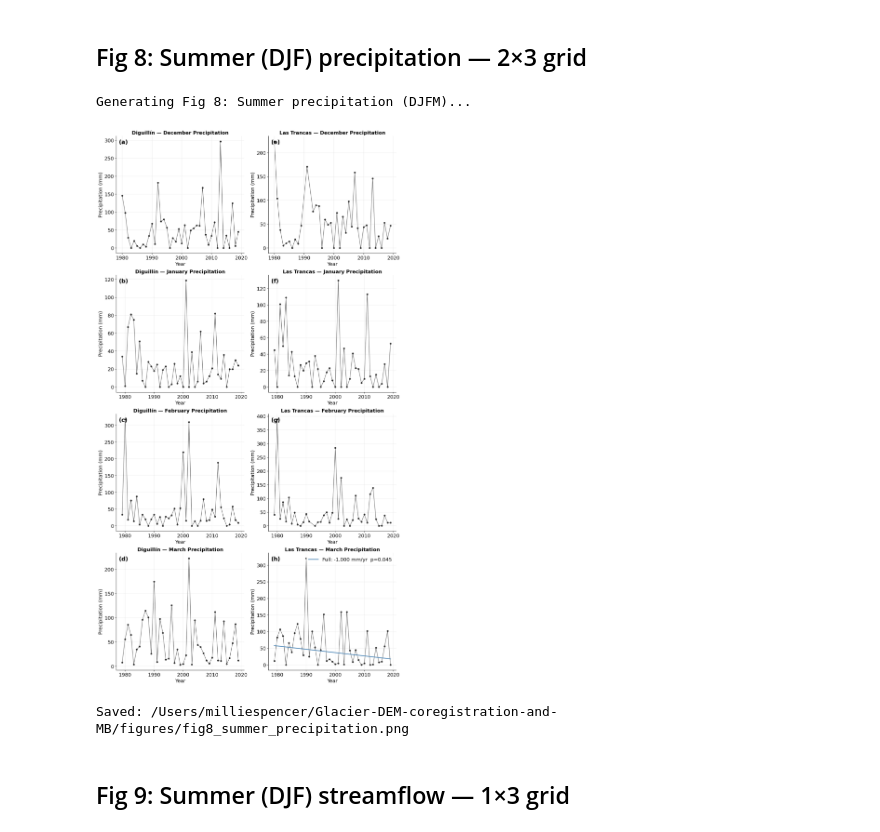
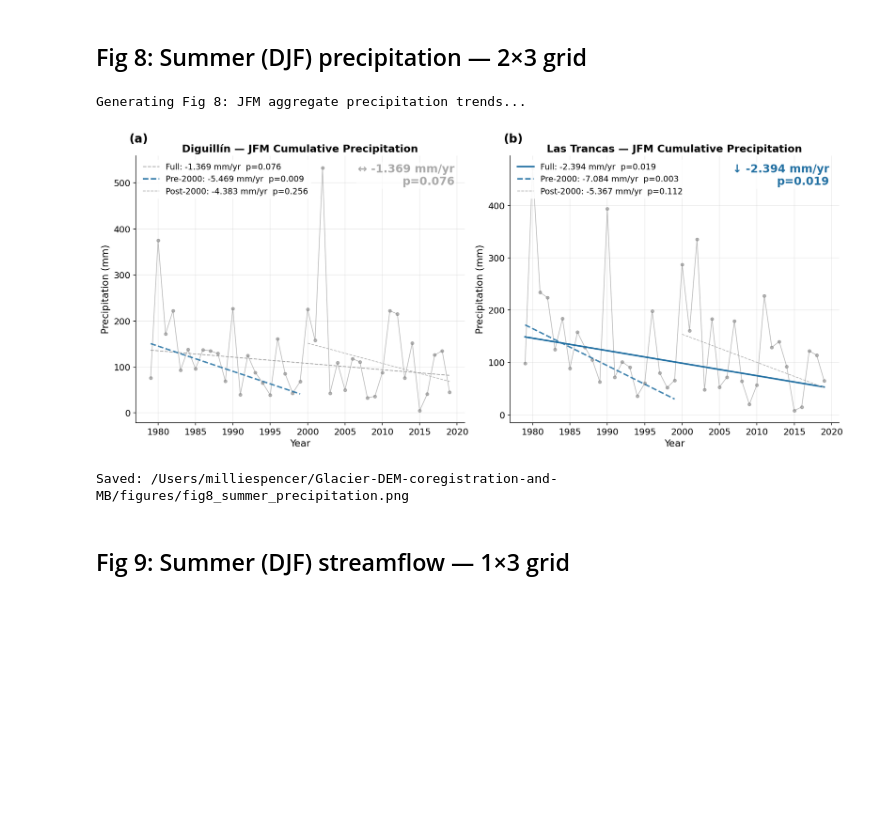
Before and after one commit to millie-spencer/Glacier-DEM-coregistration-and-MB, a Jupyter notebook: 04_basin_hydroclimate_analysis_revised.ipynb, the cells around one changed output. Saved outputs shown, nothing was run; the diff lists cells and outputs as text; code cells hidden in the pictures; blank space fills up the shorter version.

```diff
--- a/04_basin_hydroclimate_analysis_revised.ipynb
+++ b/04_basin_hydroclimate_analysis_revised.ipynb
@@ -321,23 +335,22 @@ Saved: /Users/milliespencer/Glacier-DEM-coregistration-and-MB/figures/fig6_annua
 # %% [markdown]
 ## Fig 7: Summer (DJF) temperature — 3×3 grid
 # %%
-print('\nGenerating Fig 7: Summer temperature (DJFM)...')
+print('\nGenerating Fig 7: Summer temperature (JFM)...')
 
-SUMMER_MONTHS = [12, 1, 2, 3]
-MONTH_NAMES   = {12: 'December', 1: 'January', 2: 'February', 3: 'March'}
-TEMP_VARS     = [
-    (tmax_df,  'valor', 'Tmax'),
+SUMMER_MONTHS = [1, 2, 3]
+MONTH_NAMES   = {1: 'January', 2: 'February', 3: 'March'}
+TEMP_VARS = [
     (tmin_df,  'valor', 'Tmin'),
     (pd.merge(tmax_df[['date','summer_year','month','valor']].rename(columns={'valor':'tmax'}),
               tmin_df[['date','summer_year','month','valor']].rename(columns={'valor':'tmin'}),
               on=['date','summer_year','month']).assign(
                   valor=lambda d: (d['tmax']+d['tmin'])/2),
      'valor', 'Tmean'),
+    (tmax_df,  'valor', 'Tmax'),
 ]
 
-# 4 months × 3 vars = 12 panels, laid out as 4 rows × 3 cols
-# Row = month, Col = Tmax / Tmin / Tmean
-fig7, axes7 = plt.subplots(4, 3, figsize=(18, 22), constrained_layout=True)
+# 3 months × 3 vars = 9 panels, laid out as 3 rows × 3 cols
+fig7, axes7 = plt.subplots(3, 3, figsize=(18, 17), constrained_layout=True)
 panel_idx = 0
 
 for col_idx, (df_t, vcol, var_label) in enumerate(TEMP_VARS):
@@ -363,31 +376,30 @@ Saved: /Users/milliespencer/Glacier-DEM-coregistration-and-MB/figures/fig7_summe
 # %% [markdown]
 ## Fig 8: Summer (DJF) precipitation — 2×3 grid
 # %%
-print('\nGenerating Fig 8: Summer precipitation (DJFM)...')
+print('\nGenerating Fig 8: JFM aggregate precipitation trends...')
 
-fig8, axes8 = plt.subplots(4, 2, figsize=(12, 22), constrained_layout=True)
-panel_idx = 0
+fig8, axes8 = plt.subplots(1, 2, figsize=(14, 6), constrained_layout=True)
 
 for col_idx, (station, fpath) in enumerate(PRECIP_FILES.items()):
     df_p = load_precip_monthly(fpath)
-    for row_idx, month in enumerate(SUMMER_MONTHS):
-        ax     = axes8[row_idx, col_idx]
-        letter = f'({chr(ord("a") + panel_idx)})'
-        series = monthly_agg(df_p, month, 'precip', agg='sum')
-        series.index = series.index.astype(int)
-        plot_panel(ax, series,
-                   label=f'{station} — {MONTH_NAMES[month]} Precipitation',
-                   ylabel='Precipitation (mm)',
-                   unit='mm', panel_letter=letter)
-        panel_idx += 1
+    jfm  = (df_p[df_p['month'].isin([1, 2, 3])]
+            .groupby('summer_year')['precip']
+            .sum()
+            .rename('value'))
+    jfm.index = jfm.index.astype(int)
+    letter = f'({chr(ord("a") + col_idx)})'
+    plot_panel(axes8[col_idx], jfm,
+               label=f'{station} — JFM Cumulative Precipitation',
+               ylabel='Precipitation (mm)',
+               unit='mm', panel_letter=letter)
 
 fig8_path = os.path.join(FIGURES_DIR, 'fig8_summer_precipitation.png')
 fig8.savefig(fig8_path, dpi=200, bbox_inches='tight')
 plt.show()
 print(f'Saved: {fig8_path}')
 # %% [output]
-Generating Fig 8: Summer precipitation (DJFM)...
+Generating Fig 8: JFM aggregate precipitation trends...
-[figure, old version]
+[figure, new version]
 Saved: /Users/milliespencer/Glacier-DEM-coregistration-and-MB/figures/fig8_summer_precipitation.png
 # %% [markdown]
 ## Fig 9: Summer (DJF) streamflow — 1×3 grid
```
Also changed, not shown: parts of 4 cells of this notebook.
